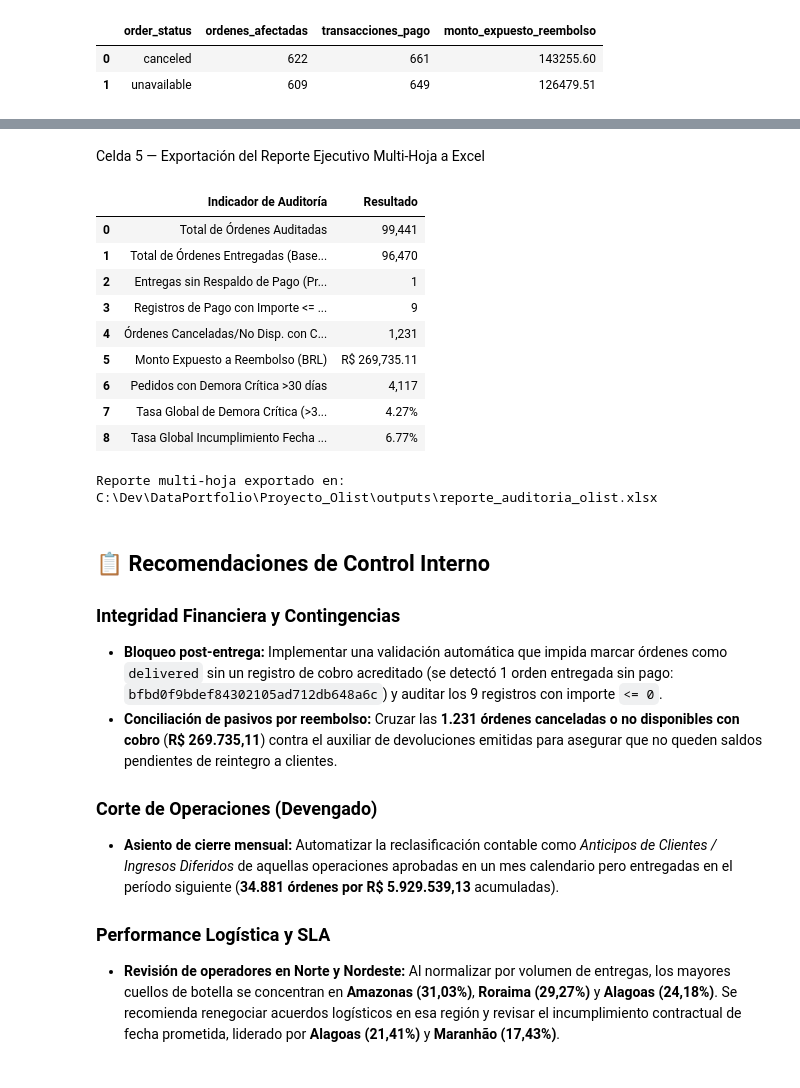
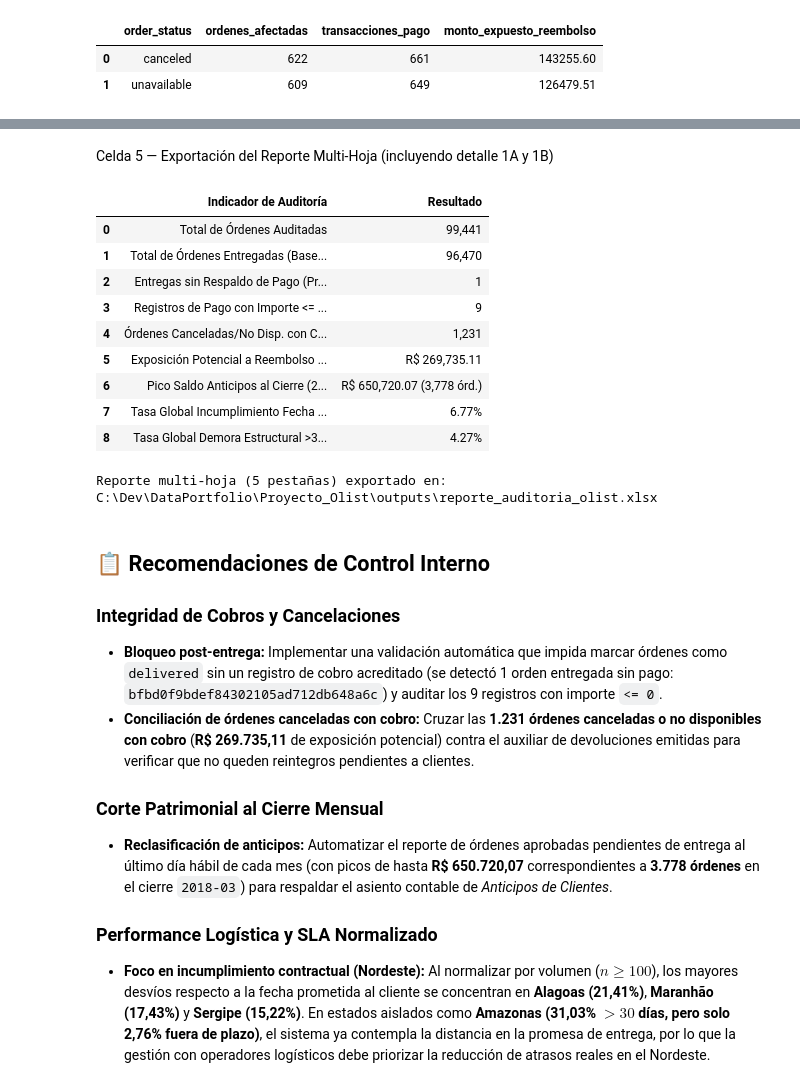
Before and after one commit to Jmonse/Auditoria-Olist-Ecommerce, a Jupyter notebook: notebooks/01_Auditoria_Olist.ipynb, the cells around one changed output, grey strips where cells are left out. Cells and saved outputs as stored; diff of their text form; code cells hidden in the pictures.

```diff
--- a/notebooks/01_Auditoria_Olist.ipynb
+++ b/notebooks/01_Auditoria_Olist.ipynb
@@ -201,5 +217,5 @@ plt.show()
 # %% [markdown]
-Celda 5 — Exportación del Reporte Ejecutivo Multi-Hoja a Excel
+Celda 5 — Exportación del Reporte Multi-Hoja (incluyendo detalle 1A y 1B)
 # %%
 total_entregadas = int(df_sla_estados["total_entregas"].sum())
 total_demoras_30d = int(df_sla_estados["demoras_criticas_30d"].sum())
@@ -216,56 +232,62 @@ df_resumen = pd.DataFrame({
         "Entregas sin Respaldo de Pago (Prueba 1A)",
         "Registros de Pago con Importe <= 0 (Prueba 1B)",
         "Órdenes Canceladas/No Disp. con Cobro (Prueba 2)",
-        "Monto Expuesto a Reembolso (BRL)",
-        "Pedidos con Demora Crítica >30 días",
-        "Tasa Global de Demora Crítica (>30d / Entregadas)",
-        "Tasa Global Incumplimiento Fecha Prometida (SLA)"
+        "Exposición Potencial a Reembolso (BRL)",
+        f"Pico Saldo Anticipos al Cierre ({pico_cierre['cierre_mensual']})",
+        "Tasa Global Incumplimiento Fecha Prometida (SLA)",
+        "Tasa Global Demora Estructural >30 días"
     ],
     "Resultado": [
         f"{len(df_orders):,}",
         f"{total_entregadas:,}",
         f"{len(df_sin_pago)}",
         f"{len(df_pagos_cero)}",
         f"{ordenes_contingencia:,}",
         f"R$ {monto_contingencia:,.2f}",
-        f"{total_demoras_30d:,}",
-        f"{tasa_global_30d:.2f}%",
-        f"{tasa_global_sla:.2f}%"
+        f"R$ {pico_cierre['saldo_anticipos_brl']:,.2f} ({int(pico_cierre['ordenes_pendientes_cierre']):,} órd.)",
+        f"{tasa_global_sla:.2f}%",
+        f"{tasa_global_30d:.2f}%"
     ]
 })
+
+# Unificar excepciones 1A y 1B para auditarlas en una pestaña dedicada
+df_excepciones_1a = df_sin_pago[["order_id", "order_status"]].assign(tipo_excepcion="1A: Entregada sin pago", payment_type=None, payment_value=None)
+df_excepciones_1b = df_pagos_cero[["order_id", "order_status", "payment_type", "payment_value"]].assign(tipo_excepcion="1B: Pago <= 0")
+df_excepciones_cobro = pd.concat([df_excepciones_1a, df_excepciones_1b], ignore_index=True)
 
 display(df_resumen)
 
 excel_path = os.path.join(OUTPUTS_DIR, "reporte_auditoria_olist.xlsx")
 with pd.ExcelWriter(excel_path, engine="openpyxl") as writer:
     df_resumen.to_excel(writer, sheet_name="Resumen_Ejecutivo", index=False)
+    df_excepciones_cobro.to_excel(writer, sheet_name="Excepciones_Cobro_1A_1B", index=False)
     df_sla_estados.to_excel(writer, sheet_name="SLA_Por_Estado", index=False)
     df_detalle_cancelados.to_excel(writer, sheet_name="Cancelados_Cobrados", index=False)
-    df_devengado.to_excel(writer, sheet_name="Corte_Devengado", index=False)
+    df_corte_mensual.to_excel(writer, sheet_name="Corte_Patrimonial_Mes", index=False)
 
 conn.close()
-print(f"Reporte multi-hoja exportado en: {excel_path}")
+print(f"Reporte multi-hoja (5 pestañas) exportado en: {excel_path}")
 # %% [output]
 |  | Indicador de Auditoría | Resultado |
 | 0 | Total de Órdenes Auditadas | 99,441 |
 | 1 | Total de Órdenes Entregadas (Base... | 96,470 |
 | 2 | Entregas sin Respaldo de Pago (Pr... | 1 |
 | 3 | Registros de Pago con Importe <= ... | 9 |
 | 4 | Órdenes Canceladas/No Disp. con C... | 1,231 |
-| 5 | Monto Expuesto a Reembolso (BRL) | R$ 269,735.11 |
-| 6 | Pedidos con Demora Crítica >30 días | 4,117 |
-| 7 | Tasa Global de Demora Crítica (>3... | 4.27% |
-| 8 | Tasa Global Incumplimiento Fecha ... | 6.77% |
+| 5 | Exposición Potencial a Reembolso ... | R$ 269,735.11 |
+| 6 | Pico Saldo Anticipos al Cierre (2... | R$ 650,720.07 (3,778 órd.) |
+| 7 | Tasa Global Incumplimiento Fecha ... | 6.77% |
+| 8 | Tasa Global Demora Estructural >3... | 4.27% |
-Reporte multi-hoja exportado en: C:\Dev\DataPortfolio\Proyecto_Olist\outputs\reporte_auditoria_olist.xlsx
+Reporte multi-hoja (5 pestañas) exportado en: C:\Dev\DataPortfolio\Proyecto_Olist\outputs\reporte_auditoria_olist.xlsx
 # %% [markdown]
 ## 📋 Recomendaciones de Control Interno
 
-### Integridad Financiera y Contingencias
+### Integridad de Cobros y Cancelaciones
 - **Bloqueo post-entrega:** Implementar una validación automática que impida marcar órdenes como `delivered` sin un registro de cobro acreditado (se detectó 1 orden entregada sin pago: `bfbd0f9bdef84302105ad712db648a6c`) y auditar los 9 registros con importe `<= 0`.
-- **Conciliación de pasivos por reembolso:** Cruzar las **1.231 órdenes canceladas o no disponibles con cobro** (**R$ 269.735,11**) contra el auxiliar de devoluciones emitidas para asegurar que no queden saldos pendientes de reintegro a clientes.
+- **Conciliación de órdenes canceladas con cobro:** Cruzar las **1.231 órdenes canceladas o no disponibles con cobro** (**R$ 269.735,11** de exposición potencial) contra el auxiliar de devoluciones emitidas para verificar que no queden reintegros pendientes a clientes.
 
-### Corte de Operaciones (Devengado)
-- **Asiento de cierre mensual:** Automatizar la reclasificación contable como *Anticipos de Clientes / Ingresos Diferidos* de aquellas operaciones aprobadas en un mes calendario pero entregadas en el período siguiente (**34.881 órdenes por R$ 5.929.539,13** acumuladas).
+### Corte Patrimonial al Cierre Mensual
+- **Reclasificación de anticipos:** Automatizar el reporte de órdenes aprobadas pendientes de entrega al último día hábil de cada mes (con picos de hasta **R$ 650.720,07** correspondientes a **3.778 órdenes** en el cierre `2018-03`) para respaldar el asiento contable de *Anticipos de Clientes*.
 
-### Performance Logística y SLA
-- **Revisión de operadores en Norte y Nordeste:** Al normalizar por volumen de entregas, los mayores cuellos de botella se concentran en **Amazonas (31,03%)**, **Roraima (29,27%)** y **Alagoas (24,18%)**. Se recomienda renegociar acuerdos logísticos en esa región y revisar el incumplimiento contractual de fecha prometida, liderado por **Alagoas (21,41%)** y **Maranhão (17,43%)**.
+### Performance Logística y SLA Normalizado
+- **Foco en incumplimiento contractual (Nordeste):** Al normalizar por volumen ($n \ge 100$), los mayores desvíos respecto a la fecha prometida al cliente se concentran en **Alagoas (21,41%)**, **Maranhão (17,43%)** y **Sergipe (15,22%)**. En estados aislados como **Amazonas (31,03% $>30$ días, pero solo 2,76% fuera de plazo)**, el sistema ya contempla la distancia en la promesa de entrega, por lo que la gestión con operadores logísticos debe priorizar la reducción de atrasos reales en el Nordeste.
```
Also changed, not shown: parts of 4 cells of this notebook, 5 other files.
